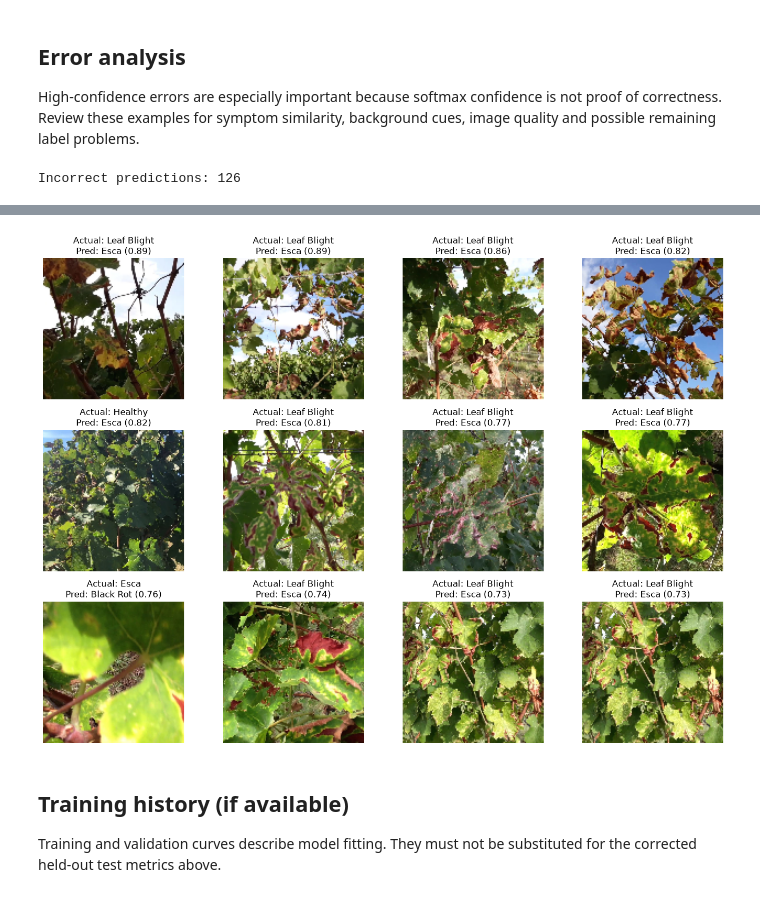
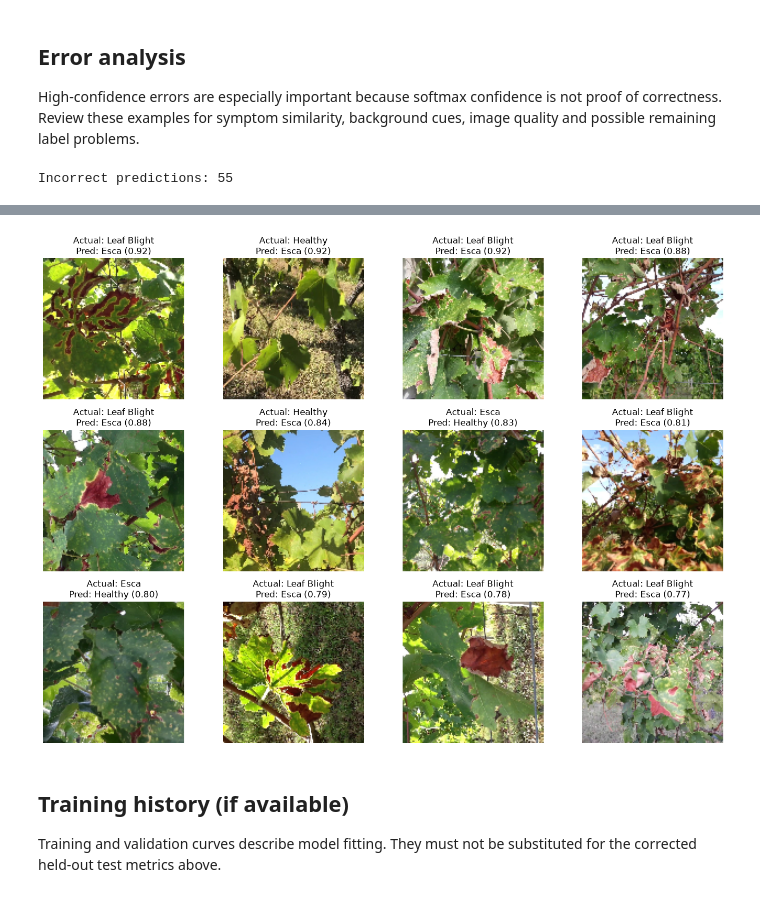
Before and after one commit to joanabutton/grapevine-disease-classification, a Jupyter notebook: notebooks/step_6_evaluation_v2.ipynb, the cells around one changed output, grey strips where cells are left out. Saved outputs shown, nothing was run; the diff lists cells and outputs as text; code cells hidden in the pictures.

```diff
--- a/notebooks/step_6_evaluation_v2.ipynb
+++ b/notebooks/step_6_evaluation_v2.ipynb
@@ -82,7 +75,7 @@ RAW_DATA_DIR = Path(RAW_DATA_OVERRIDE) if RAW_DATA_OVERRIDE else default_raw_roo
 MODEL_PATH = (
     Path(MODEL_PATH_OVERRIDE)
     if MODEL_PATH_OVERRIDE
-    else PROJECT_ROOT / 'results' / 'cnn_final.keras'
+    else PROJECT_ROOT / 'results' / 'cnn_v2_final.keras'
 )
 SPLIT_FILE = PROJECT_ROOT / 'data' / 'processed' / 'dataset_split.csv'
 HISTORY_PATH = PROJECT_ROOT / 'results' / 'training_history.pkl'
@@ -91,6 +84,13 @@ OUTPUT_DIR.mkdir(parents=True, exist_ok=True)
 
 CLASS_NAMES = ['Black Rot', 'Esca', 'Healthy', 'Leaf Blight']
 LABEL_TO_INDEX = {name: index for index, name in enumerate(CLASS_NAMES)}
+
+CLASS_TO_FOLDER = {
+    "Black Rot": "Black rot",
+    "Esca": "esca",
+    "Healthy": "healthy",
+    "Leaf Blight": "leaf blight",
+}
 IMG_SIZE = (128, 128)
 BATCH_SIZE = 32
 
@@ -428,10 +376,27 @@ plt.show()
 
 High-confidence errors are especially important because softmax confidence is not proof of correctness. Review these examples for symptom similarity, background cues, image quality and possible remaining label problems.
 # %%
-predictions_df = test_df[[
-    'Image_ID', 'image_filename', 'Vineyard', 'Disease_Type',
-    'Target_Class', 'metadata_agrees_with_target', 'image_path'
-]].copy()
+prediction_columns = [
+    'Image_ID',
+    'image_filename',
+    'Vineyard',
+    'Disease_Type',
+    'Target_Class',
+    'metadata_agrees_with_target',
+    'image_path',
+]
+
+predictions_df = test_df.copy()
+
+# Use available manifest columns and provide traceability fallbacks.
+if 'Image_ID' not in predictions_df:
+    predictions_df['Image_ID'] = predictions_df['image_filename']
+
+for column in ['Disease_Type', 'metadata_agrees_with_target']:
+    if column not in predictions_df:
+        predictions_df[column] = pd.NA
+
+predictions_df = predictions_df[prediction_columns].copy()
 predictions_df['Predicted_Class'] = [CLASS_NAMES[i] for i in y_pred]
 predictions_df['Confidence'] = y_prob.max(axis=1)
 predictions_df['Correct'] = (y_true == y_pred)
@@ -461,5 +426,5 @@ if not sample_errors.empty:
     plt.savefig(OUTPUT_DIR / 'high_confidence_errors_v2.png', dpi=300, bbox_inches='tight')
     plt.show()
 # %% [output]
-Incorrect predictions: 126
+Incorrect predictions: 55
 |  | Image_ID | image_filename | Vineyard | Disease_Type | Target_Class | metadata_agrees_with_target | image_path | ... |
@@ -476,4 +441,4 @@ Incorrect predictions: 126
-[figure, old version]
+[figure, new version]
 # %% [markdown]
 ## Training history (if available)
 
```
Also changed, not shown: parts of 15 cells of this notebook, 12 other files.
